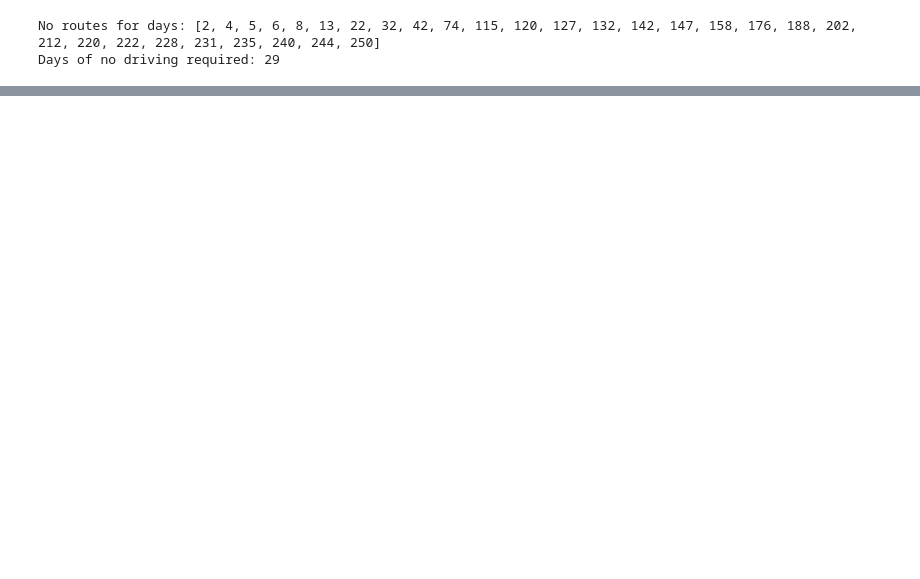
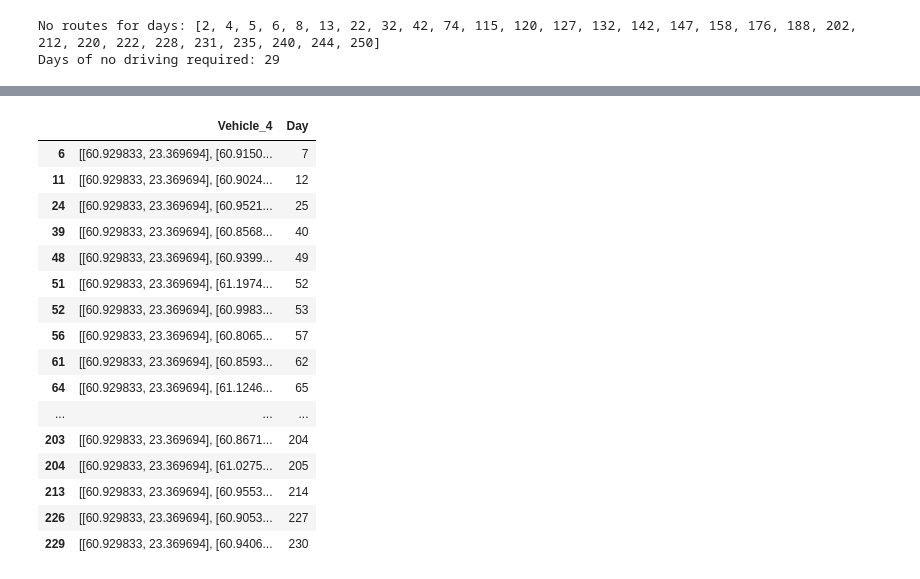
Before and after one commit to Kaspereloranta/Dippa, a Jupyter notebook: results/results_visualization.ipynb, the cells around one changed output, grey strips where cells are left out. Drawn from its saved outputs; the diff is of its cells as text; code cells hidden in the pictures; blank space fills up the shorter version.

```diff
--- a/results/results_visualization.ipynb
+++ b/results/results_visualization.ipynb
@@ -135,0 +137,50 @@ df_drive_days_only
+# %%
+vehicle1 = routes_with_dates[['Vehicle_1', 'Day']]
+vehicle2 = routes_with_dates[['Vehicle_2', 'Day']]
+vehicle3 = routes_with_dates[['Vehicle_3', 'Day']]
+vehicle4 = routes_with_dates[['Vehicle_4', 'Day']]
+vehicle5 = routes_with_dates[['Vehicle_5', 'Day']]
+vehicle6 = routes_with_dates[['Vehicle_6', 'Day']]
+vehicle7 = routes_with_dates[['Vehicle_7', 'Day']]
+vehicle8 = routes_with_dates[['Vehicle_8', 'Day']]
+vehicle9 = routes_with_dates[['Vehicle_9', 'Day']]
+# %%
+mask1 = vehicle1['Vehicle_1'].apply(lambda x: len(x) == 0)
+mask2 = vehicle2['Vehicle_2'].apply(lambda x: len(x) == 0)
+mask3 = vehicle3['Vehicle_3'].apply(lambda x: len(x) == 0)
+mask4 = vehicle4['Vehicle_4'].apply(lambda x: len(x) == 0)
+mask5 = vehicle5['Vehicle_5'].apply(lambda x: len(x) == 0)
+mask6 = vehicle6['Vehicle_6'].apply(lambda x: len(x) == 0)
+mask7 = vehicle7['Vehicle_7'].apply(lambda x: len(x) == 0)
+mask8 = vehicle8['Vehicle_8'].apply(lambda x: len(x) == 0)
+mask9 = vehicle9['Vehicle_9'].apply(lambda x: len(x) == 0)
+
+vehicle1 = vehicle1[~mask1]
+vehicle2 = vehicle2[~mask2]
+vehicle3 = vehicle3[~mask3]
+vehicle4 = vehicle4[~mask4]
+vehicle5 = vehicle5[~mask5]
+vehicle6 = vehicle6[~mask6]
+vehicle7 = vehicle7[~mask7]
+vehicle8 = vehicle8[~mask8]
+vehicle9 = vehicle9[~mask9]
+# %%
+vehicle1
+# %% [output]
+|  | Vehicle_4 | Day |
+| 6 | [[60.929833, 23.369694], [60.9150... | 7 |
+| 11 | [[60.929833, 23.369694], [60.9024... | 12 |
+| 24 | [[60.929833, 23.369694], [60.9521... | 25 |
+| 39 | [[60.929833, 23.369694], [60.8568... | 40 |
+| 48 | [[60.929833, 23.369694], [60.9399... | 49 |
+| 51 | [[60.929833, 23.369694], [61.1974... | 52 |
+| 52 | [[60.929833, 23.369694], [60.9983... | 53 |
+| 56 | [[60.929833, 23.369694], [60.8065... | 57 |
+| 61 | [[60.929833, 23.369694], [60.8593... | 62 |
+| 64 | [[60.929833, 23.369694], [61.1246... | 65 |
+| ... | ... | ... |
+| 203 | [[60.929833, 23.369694], [60.8671... | 204 |
+| 204 | [[60.929833, 23.369694], [61.0275... | 205 |
+| 213 | [[60.929833, 23.369694], [60.9553... | 214 |
+| 226 | [[60.929833, 23.369694], [60.9053... | 227 |
+| 229 | [[60.929833, 23.369694], [60.9406... | 230 |
```
Also changed, not shown: parts of 7 cells of this notebook.
